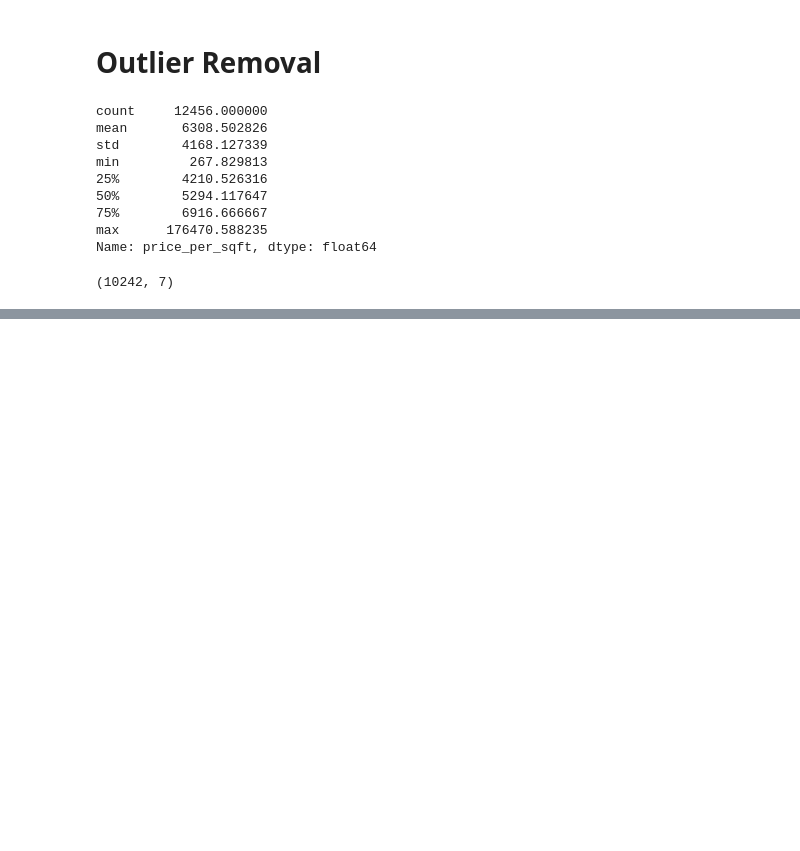
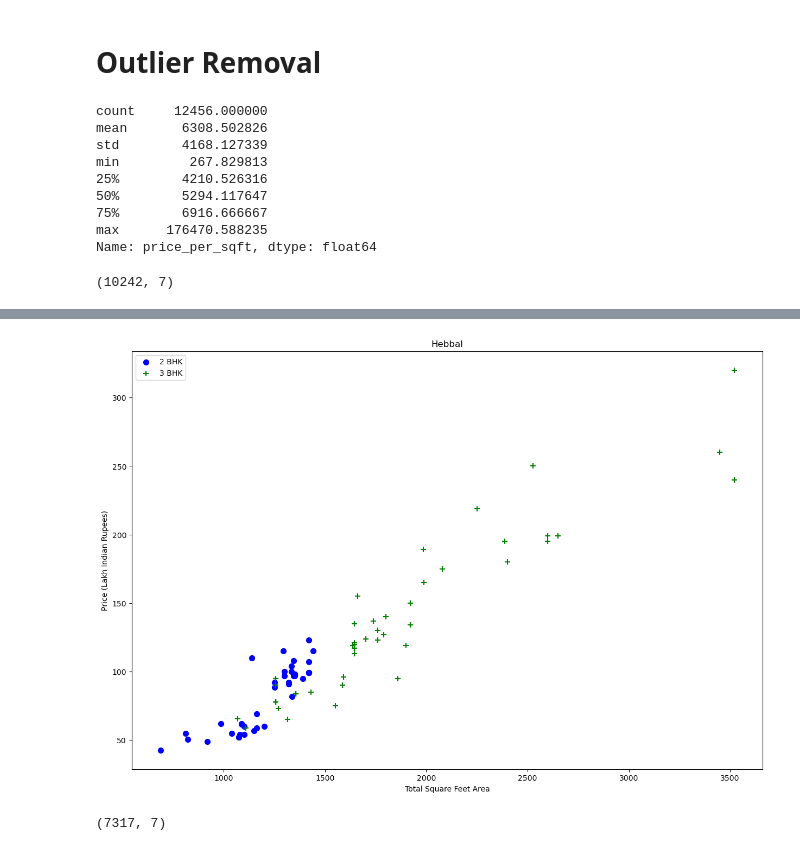
Before and after one commit to aka1sh/realestate, a Jupyter notebook: model/model.ipynb, the cells around one changed output, grey strips where cells are left out. Drawn from its saved outputs; the diff is of its cells as text; code cells hidden in the pictures; blank space fills up the shorter version.

```diff
--- a/model/model.ipynb
+++ b/model/model.ipynb
@@ -184,0 +200,25 @@ df7.shape
+# %%
+plot_scatter_chart(df7,"Hebbal")
+# %% [output]
+[figure, added]
+# %%
+def remove_bhk_outliers(df):
+    exclude_indices = np.array([])
+    for location, location_df in df.groupby('location'):
+        bhk_stats = {}
+        for bhk, bhk_df in location_df.groupby('bhk'):
+            bhk_stats[bhk] = {
+                'mean': np.mean(bhk_df.price_per_sqft),
+                'std': np.std(bhk_df.price_per_sqft),
+                'count': bhk_df.shape[0]
+            }
+        for bhk, bhk_df in location_df.groupby('bhk'):
+            stats = bhk_stats.get(bhk-1)
+            if stats and stats['count']>5:
+                exclude_indices = np.append(exclude_indices, bhk_df[bhk_df.price_per_sqft<(stats['mean'])].index.values)
+    return df.drop(exclude_indices,axis='index')
+df8 = remove_bhk_outliers(df7)
+# df8 = df7.copy()
+df8.shape
+# %% [output]
+(7317, 7)
```
Also changed, not shown: parts of 3 cells of this notebook.
